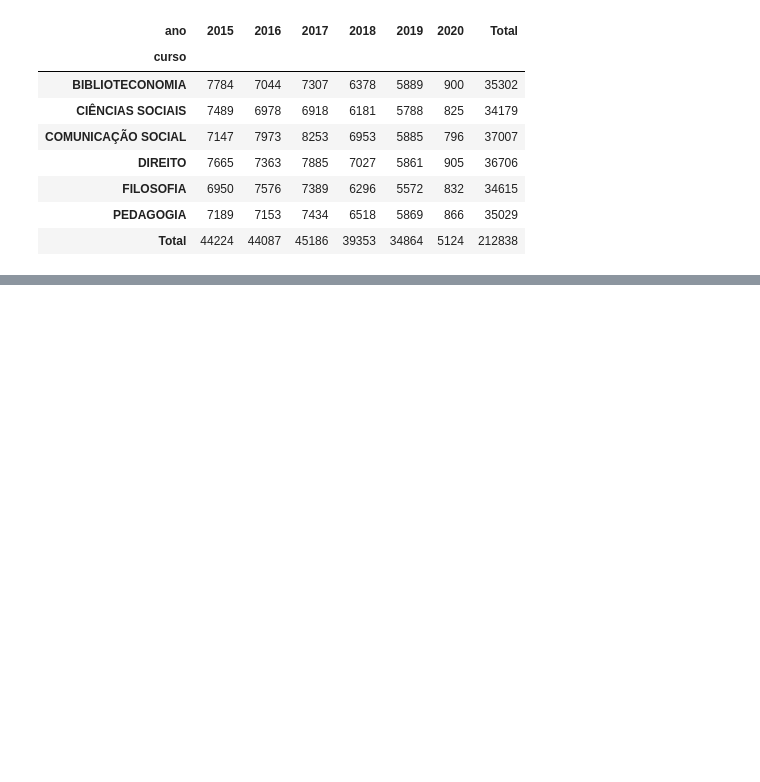
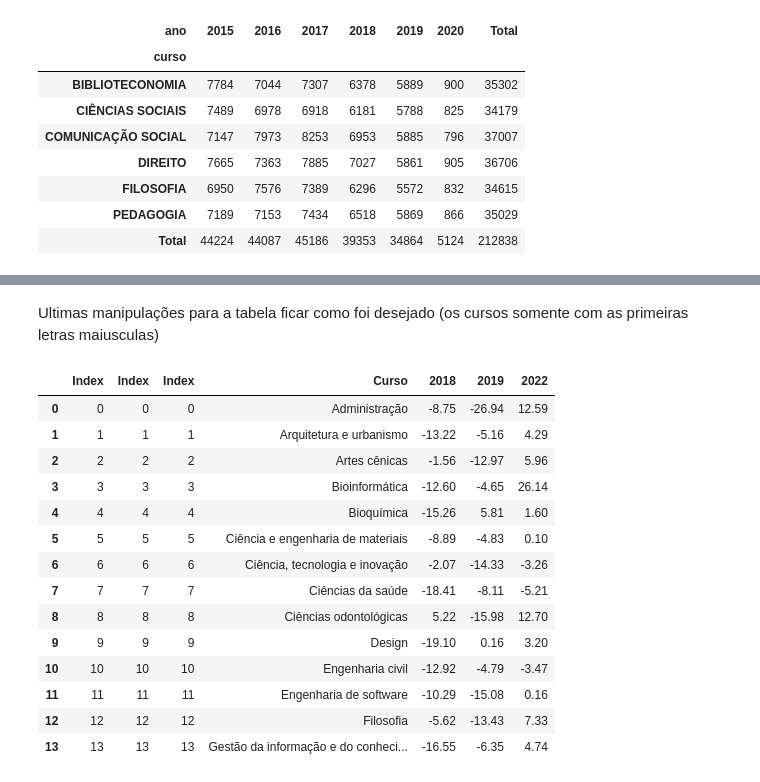
Before and after one commit to thaisornellas/tha_is_learning, a Jupyter notebook: 7days.ipynb, the cells around one changed output, grey strips where cells are left out. Saved outputs shown, nothing was run; the diff lists cells and outputs as text; code cells hidden in the pictures; blank space fills up the shorter version.

```diff
--- a/7days.ipynb
+++ b/7days.ipynb
@@ -1086,0 +1351,2 @@ dados_curso_ano_tabela
+# %%
+pivot_pos['2022'] = pivot_pos['2022'].astype(int)
@@ -1086,0 +1356,6 @@ dados_curso_ano_tabela
+# %%
+def percentual_anos(x,y):
+
+# função arrendoda até 2 casas depois da virgula na porcentagem #
+
+    return round(((y/x) - 1) * 100 , 2)
@@ -1086,0 +1364,6 @@ dados_curso_ano_tabela
+# %%
+d17 = pivot_pos.iloc[:,0]
+d18 = pivot_pos.iloc[:,1]
+d19 = pivot_pos.iloc[:,2]
+d22 = pivot_pos.iloc[:,3]
+percentual_anos(d19, d22)
@@ -1086,0 +1389,6 @@ dados_curso_ano_tabela
+# %%
+percentual = pd.DataFrame({'2018': percentual_anos(d17, d18),
+                           '2019': percentual_anos(d18, d19),
+                           '2022': percentual_anos(d19, d22)})
+
+percentual
@@ -1086,0 +1412,23 @@ dados_curso_ano_tabela
+# %% [markdown]
+Ultimas manipulações para a tabela ficar como foi desejado (os cursos somente com as primeiras letras maiusculas)
+# %%
+percentual = percentual.reset_index()
+percentual.columns = percentual.columns.str.capitalize()
+percentual.Curso = percentual.Curso.str.capitalize()
+percentual
+# %% [output]
+|  | Index | Index | Index | Curso | 2018 | 2019 | 2022 |
+| 0 | 0 | 0 | 0 | Administração | -8.75 | -26.94 | 12.59 |
+| 1 | 1 | 1 | 1 | Arquitetura e urbanismo | -13.22 | -5.16 | 4.29 |
+| 2 | 2 | 2 | 2 | Artes cênicas | -1.56 | -12.97 | 5.96 |
+| 3 | 3 | 3 | 3 | Bioinformática | -12.60 | -4.65 | 26.14 |
+| 4 | 4 | 4 | 4 | Bioquímica | -15.26 | 5.81 | 1.60 |
+| 5 | 5 | 5 | 5 | Ciência e engenharia de materiais | -8.89 | -4.83 | 0.10 |
+| 6 | 6 | 6 | 6 | Ciência, tecnologia e inovação | -2.07 | -14.33 | -3.26 |
+| 7 | 7 | 7 | 7 | Ciências da saúde | -18.41 | -8.11 | -5.21 |
+| 8 | 8 | 8 | 8 | Ciências odontológicas | 5.22 | -15.98 | 12.70 |
+| 9 | 9 | 9 | 9 | Design | -19.10 | 0.16 | 3.20 |
+| 10 | 10 | 10 | 10 | Engenharia civil | -12.92 | -4.79 | -3.47 |
+| 11 | 11 | 11 | 11 | Engenharia de software | -10.29 | -15.08 | 0.16 |
+| 12 | 12 | 12 | 12 | Filosofia | -5.62 | -13.43 | 7.33 |
+| 13 | 13 | 13 | 13 | Gestão da informação e do conheci... | -16.55 | -6.35 | 4.74 |
```
Also changed, not shown: parts of 32 cells of this notebook.
